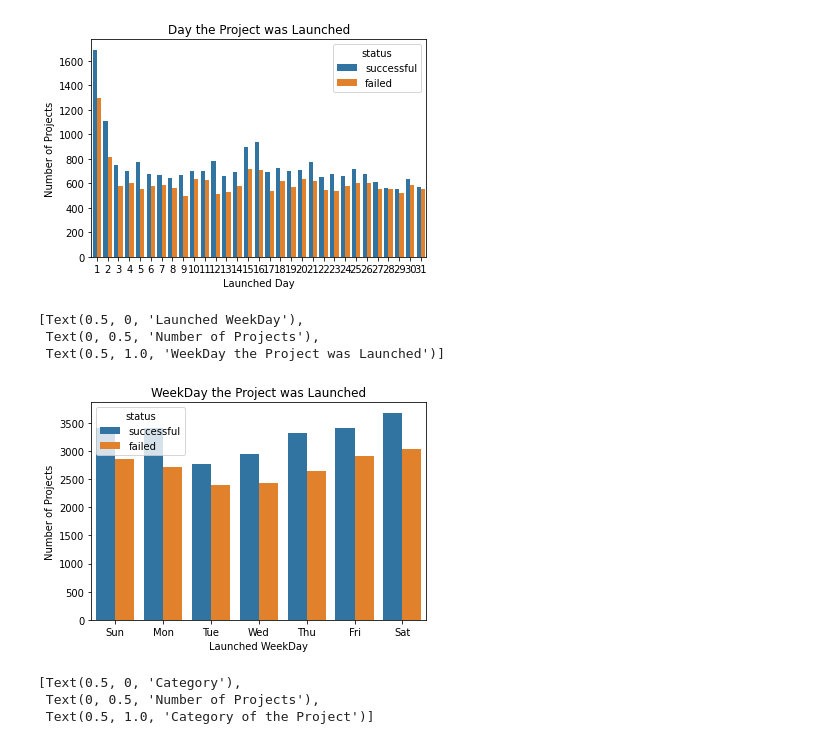
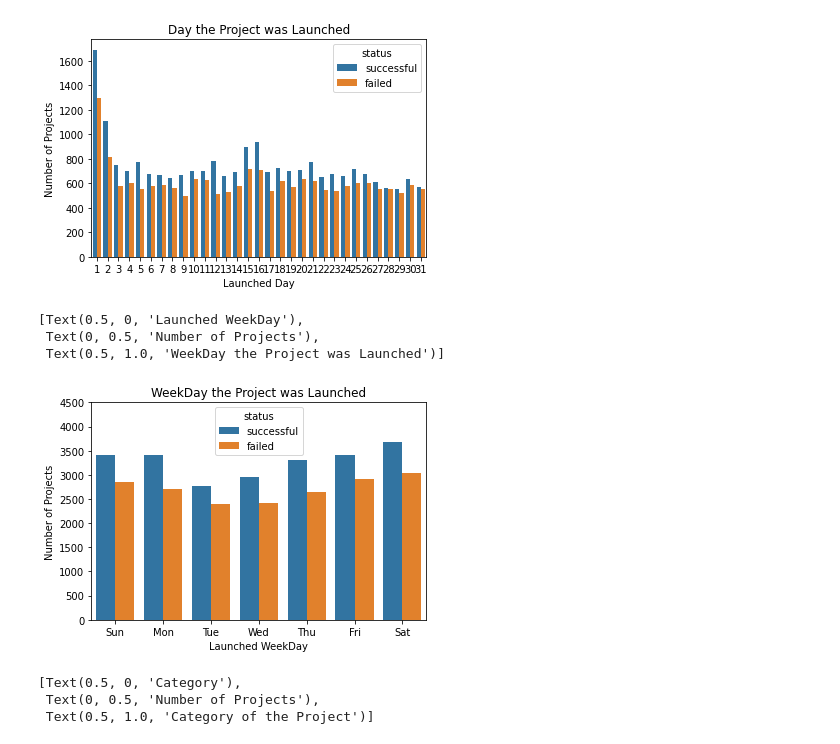
Before and after one commit to NicsLvl/GADSI, a Jupyter notebook: workings.ipynb, the cells around one changed output. Saved outputs shown, nothing was run; the diff lists cells and outputs as text; code cells hidden in the pictures.

```diff
--- a/workings.ipynb
+++ b/workings.ipynb
@@ -224,12 +224,13 @@ df.to_csv('heatmap.csv')
 # %%
 test4 = df.loc[df.status == 'successful',['weekday','status']].append(df.loc[df.status == 'failed',['weekday', 'status']])
 ax = sns.countplot(x=test4.weekday, hue = test4.status, order = ['Sun','Mon','Tue','Wed','Thu','Fri','Sat'])
+plt.ylim(0,4500)
 ax.set(xlabel='Launched WeekDay', ylabel='Number of Projects', title= 'WeekDay the Project was Launched')
 # %% [output]
 [Text(0.5, 0, 'Launched WeekDay'),
  Text(0, 0.5, 'Number of Projects'),
  Text(0.5, 1.0, 'WeekDay the Project was Launched')]
-[figure, old version]
+[figure, new version]
 # %%
 test5 = df.loc[df.status == 'successful',['category', 'status']].append(df.loc[df.status == 'failed',['category', 'status']])
 test5.replace(to_replace="Film &amp; Video", value = "Film & Video", inplace=True )
```
